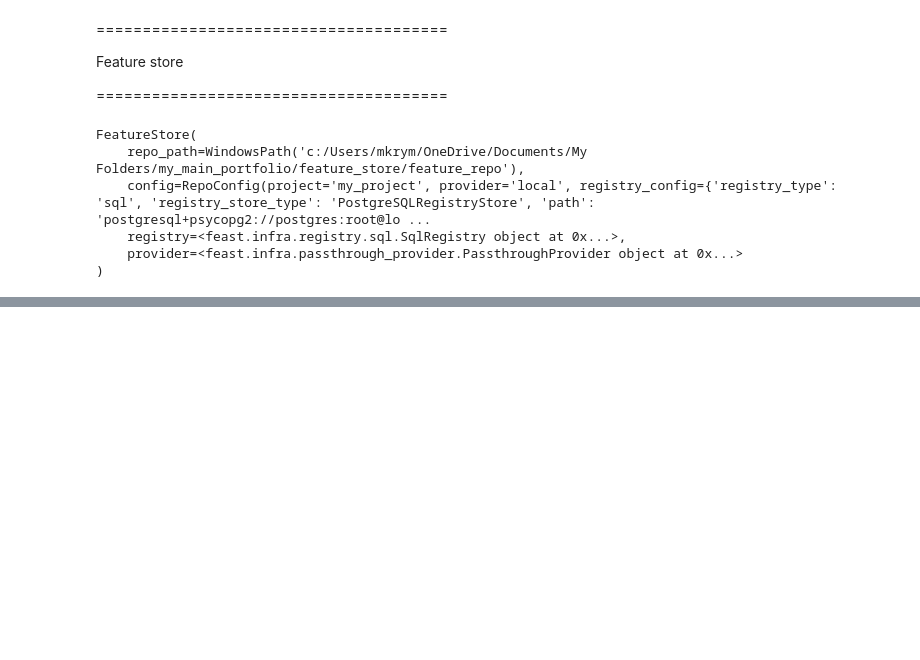
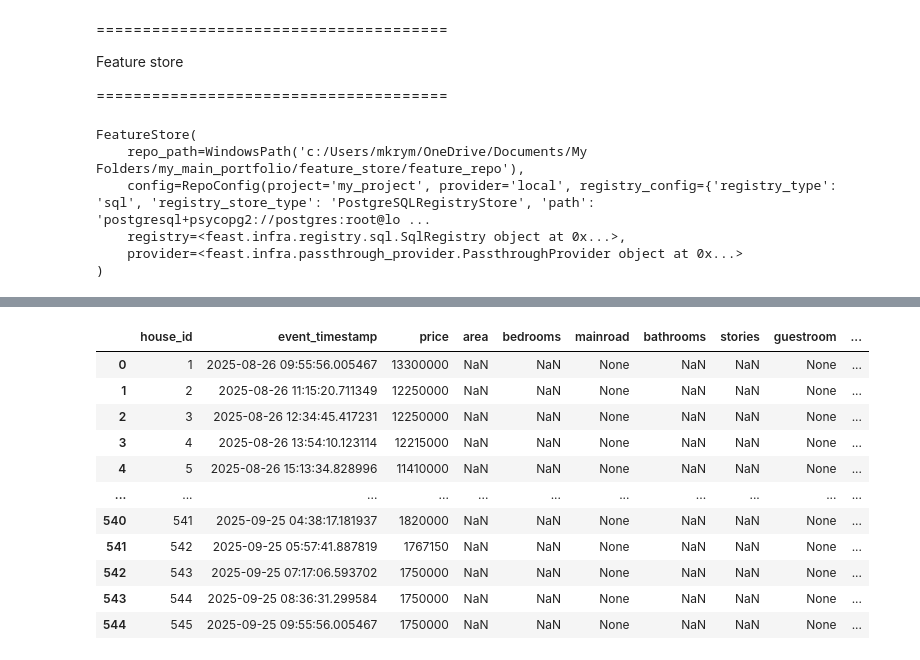
Before and after one commit to Zineddine-Rebbouh/mlops-project, a Jupyter notebook: house_price_prediction.ipynb, the cells around one changed output, grey strips where cells are left out. Cells and saved outputs as stored; diff of their text form; code cells hidden in the pictures; blank space fills up the shorter version.

```diff
--- a/house_price_prediction.ipynb
+++ b/house_price_prediction.ipynb
@@ -280,13 +255,33 @@ entity_df
 545 rows × 3 columns
 # %%
-hist_df = feast.get_historical_features(
-    entity_df,
-    features=[
+features=[
         "house_features:area",
         "house_features:bedrooms",
         "house_features:mainroad",
-    ]
-)
+        "house_features:bathrooms",
+        "house_features:stories",
+        "house_features:guestroom",
+        "house_features:basement",
+        "house_features:hotwaterheating",
+        "house_features:airconditioning",
+        "house_features:parking",
+        "house_features:prefarea",
+        "house_features:furnishingstatus",
+]
 
-print(hist_df.head())
+
+hist_df = feast.get_historical_features(entity_df, features)
+hist_df
 # %% [output]
+|  | house_id | event_timestamp | price | area | bedrooms | mainroad | bathrooms | stories | guestroom | ... |
+| 0 | 1 | 2025-08-26 09:55:56.005467 | 13300000 | NaN | NaN | None | NaN | NaN | None | ... |
+| 1 | 2 | 2025-08-26 11:15:20.711349 | 12250000 | NaN | NaN | None | NaN | NaN | None | ... |
+| 2 | 3 | 2025-08-26 12:34:45.417231 | 12250000 | NaN | NaN | None | NaN | NaN | None | ... |
+| 3 | 4 | 2025-08-26 13:54:10.123114 | 12215000 | NaN | NaN | None | NaN | NaN | None | ... |
+| 4 | 5 | 2025-08-26 15:13:34.828996 | 11410000 | NaN | NaN | None | NaN | NaN | None | ... |
+| ... | ... | ... | ... | ... | ... | ... | ... | ... | ... | ... |
+| 540 | 541 | 2025-09-25 04:38:17.181937 | 1820000 | NaN | NaN | None | NaN | NaN | None | ... |
+| 541 | 542 | 2025-09-25 05:57:41.887819 | 1767150 | NaN | NaN | None | NaN | NaN | None | ... |
+| 542 | 543 | 2025-09-25 07:17:06.593702 | 1750000 | NaN | NaN | None | NaN | NaN | None | ... |
+| 543 | 544 | 2025-09-25 08:36:31.299584 | 1750000 | NaN | NaN | None | NaN | NaN | None | ... |
+| 544 | 545 | 2025-09-25 09:55:56.005467 | 1750000 | NaN | NaN | None | NaN | NaN | None | ... |
```
Also changed, not shown: parts of 24 cells of this notebook, 7 other files.
